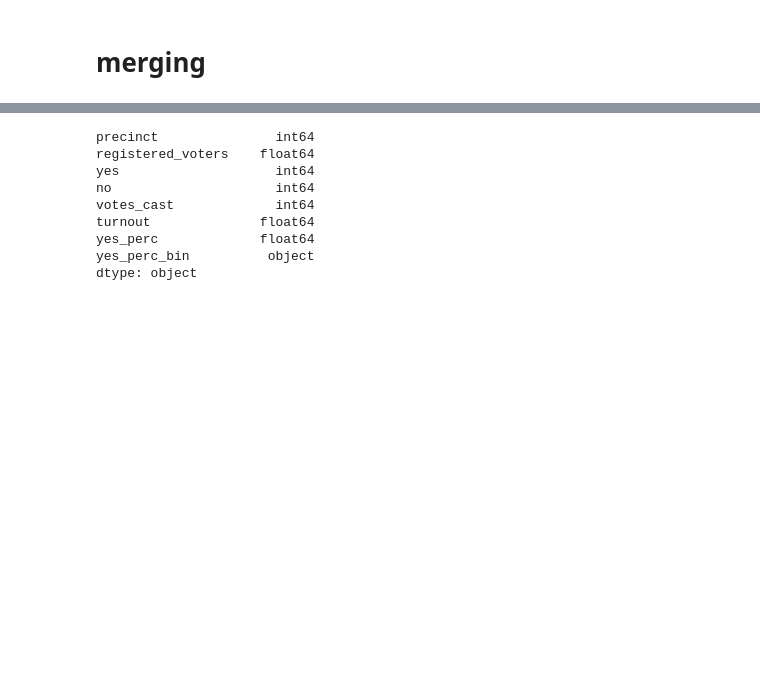
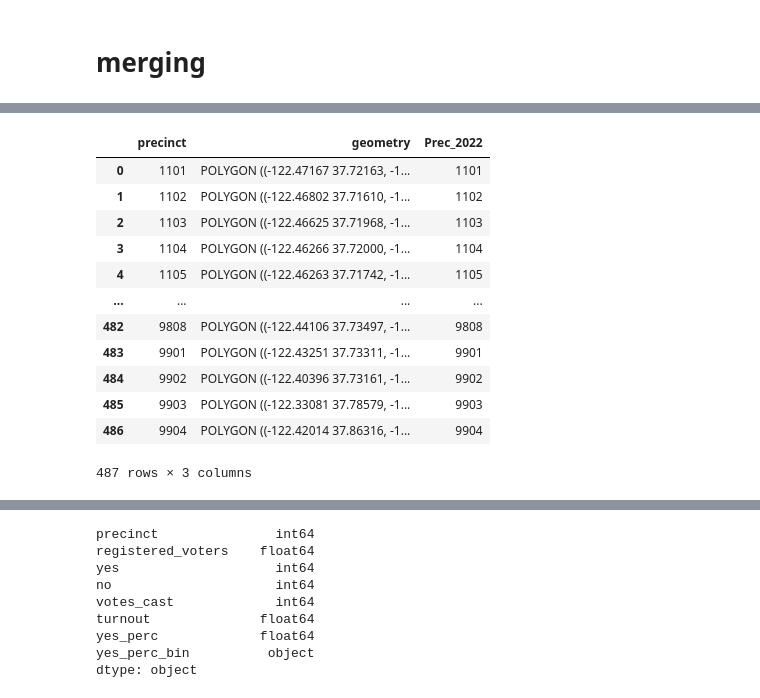
Before and after one commit to MissionLocal/2025-special-election-results, a Jupyter notebook: read_results.ipynb, the cells around one changed output, grey strips where cells are left out. Saved outputs shown, nothing was run; the diff lists cells and outputs as text; code cells hidden in the pictures; blank space fills up the shorter version.

```diff
--- a/read_results.ipynb
+++ b/read_results.ipynb
@@ -227,0 +267,24 @@ gdf.Prec_2022 = gdf.Prec_2022.astype(str)
+# %%
+# I want to merge the precincts in gdf based on the groupings above. The new precinct column should be the key of the groupings dict
+
+gdf['precinct'] = gdf['Prec_2022'].astype(str)
+
+gdf['precinct'] = gdf['precinct'].apply(lambda x: next((key for key, values in groupings.items() if x in values), x))
+
+gdf = gdf.dissolve(by='precinct', as_index=False).reset_index(drop=True)
+
+gdf
+# %% [output]
+|  | precinct | geometry | Prec_2022 |
+| 0 | 1101 | POLYGON ((-122.47167 37.72163, -1... | 1101 |
+| 1 | 1102 | POLYGON ((-122.46802 37.71610, -1... | 1102 |
+| 2 | 1103 | POLYGON ((-122.46625 37.71968, -1... | 1103 |
+| 3 | 1104 | POLYGON ((-122.46266 37.72000, -1... | 1104 |
+| 4 | 1105 | POLYGON ((-122.46263 37.71742, -1... | 1105 |
+| ... | ... | ... | ... |
+| 482 | 9808 | POLYGON ((-122.44106 37.73497, -1... | 9808 |
+| 483 | 9901 | POLYGON ((-122.43251 37.73311, -1... | 9901 |
+| 484 | 9902 | POLYGON ((-122.40396 37.73161, -1... | 9902 |
+| 485 | 9903 | POLYGON ((-122.33081 37.78579, -1... | 9903 |
+| 486 | 9904 | POLYGON ((-122.42014 37.86316, -1... | 9904 |
+487 rows × 3 columns
```
Also changed, not shown: parts of 12 cells of this notebook, 4 other files.
